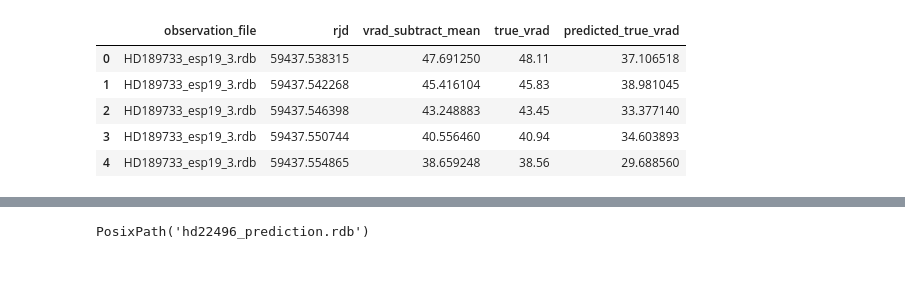
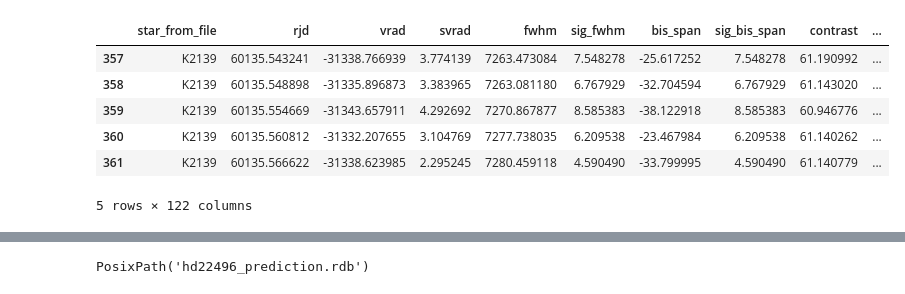
Before and after one commit to vadibekyan/RV_from_RM, a Jupyter notebook: best_rm_eda.ipynb, the cells around one changed output, grey strips where cells are left out. Saved outputs shown, nothing was run; the diff lists cells and outputs as text; code cells hidden in the pictures.

Commit message:
Refine RM evaluation and model comparison

```diff
--- a/best_rm_eda.ipynb
+++ b/best_rm_eda.ipynb
@@ -66 +79,3 @@ Index(['rjd', 'vrad', 'true_vrad', 'fwhm', 'bis_span', 'contrast', 's_mw',
+# %%
+rm_df = all_ccf_df
 # %%
@@ -203,0 +546,17 @@ Best model by RMSE: activity_plus_rhk_mean
+# %%
+model_to_plot = best_model_name
+prediction_df = prediction_tables[model_to_plot]
+plot_metrics = xgb_results_df.set_index("model_name").loc[model_to_plot]
+
+display(
+    pd.Series(
+        {
+            "model_name": model_to_plot,
+            "n_train_rows": plot_metrics["n_train_rows"],
+            "test_mae": plot_metrics["test_mae"],
+            "test_rmse": plot_metrics["test_rmse"],
+            "test_r2": plot_metrics["test_r2"],
+            "n_test_rows": len(prediction_df),
+        }
+    ).to_frame("value")
+)
@@ -204,17 +571,28 @@ Best model by RMSE: activity_plus_rhk_mean
 # %%
-model_to_plot = best_model_name
+model_to_plot = best_model_name#best_model_name
 prediction_df = prediction_tables[model_to_plot]
 plot_metrics = xgb_results_df.set_index('model_name').loc[model_to_plot]
+
+rjd_min = 60.1355e3
+rjd_max = 60.1359e3
+plot_prediction_df = prediction_df.loc[
+    prediction_df['rjd'].between(rjd_min, rjd_max)
+].copy()
+
+if plot_prediction_df.empty:
+    raise ValueError(f'No prediction rows found in rjd range [{rjd_min}, {rjd_max}].')
 
 display(
     pd.Series(
     {
         'model_name': model_to_plot,
-        'mae': plot_metrics['mae'],
-        'rmse': plot_metrics['rmse'],
-        'r2': plot_metrics['r2'],
-        'n_holdout_rows': len(prediction_df),
-        'n_train_rows': len(train_df),
+        'mae': plot_metrics['test_mae'],
+        'rmse': plot_metrics['test_rmse'],
+        'r2': plot_metrics['test_r2'],
+        'n_test_rows': len(prediction_df),
+        'n_plot_rows': len(plot_prediction_df),
+        'rjd_min': rjd_min,
+        'rjd_max': rjd_max,
     }
     ).to_frame('value')
 )
@@ -222,8 +600,8 @@ display(
 fig = go.Figure()
 fig.add_trace(
     go.Scatter(
-        x=prediction_df['rjd'],
-        y=prediction_df['vrad_subtract_mean'],
+        x=plot_prediction_df['rjd'],
+        y=plot_prediction_df['iccf_rv_subtract_mean'],
         mode='markers+lines',
         marker=dict(size=7),
         name='vrad',
@@ -232,8 +610,8 @@ fig.add_trace(
 )
 fig.add_trace(
     go.Scatter(
-        x=prediction_df['rjd'],
-        y=prediction_df['predicted_true_vrad'],
+        x=plot_prediction_df['rjd'],
+        y=plot_prediction_df['predicted_true_vrad'],
         mode='markers+lines',
         marker=dict(size=7),
         name='predicted true_vrad',
@@ -242,8 +620,8 @@ fig.add_trace(
 )
 fig.add_trace(
     go.Scatter(
-        x=prediction_df['rjd'],
-        y=prediction_df['true_vrad'],
+        x=plot_prediction_df['rjd'],
+        y=plot_prediction_df[target_column],
         mode='lines',
         line=dict(width=2, dash='dash'),
         name='actual true_vrad',
@@ -251,7 +629,7 @@ fig.add_trace(
     )
 )
 fig.update_layout(
-    title=f'XGBoost holdout prediction: {holdout_observation} ({model_to_plot})',
+    title=f'XGBoost test prediction: {test_label} ({model_to_plot}) | rjd [{rjd_min}, {rjd_max}]',
     xaxis_title='rjd',
     yaxis_title='RV',
     template='plotly_white',
@@ -259,6 +637,6 @@ fig.update_layout(
 )
 fig.show()
 
-prediction_df.head()
+plot_prediction_df.head()
 # %% [output]
 |  | value |
@@ -271,7 +651,8 @@ prediction_df.head()
-|  | observation_file | rjd | vrad_subtract_mean | true_vrad | predicted_true_vrad |
-| 0 | HD189733_esp19_3.rdb | 59437.538315 | 47.691250 | 48.11 | 37.106518 |
-| 1 | HD189733_esp19_3.rdb | 59437.542268 | 45.416104 | 45.83 | 38.981045 |
-| 2 | HD189733_esp19_3.rdb | 59437.546398 | 43.248883 | 43.45 | 33.377140 |
-| 3 | HD189733_esp19_3.rdb | 59437.550744 | 40.556460 | 40.94 | 34.603893 |
-| 4 | HD189733_esp19_3.rdb | 59437.554865 | 38.659248 | 38.56 | 29.688560 |
+|  | star_from_file | rjd | vrad | svrad | fwhm | sig_fwhm | bis_span | sig_bis_span | contrast | ... |
+| 357 | K2139 | 60135.543241 | -31338.766939 | 3.774139 | 7263.473084 | 7.548278 | -25.617252 | 7.548278 | 61.190992 | ... |
+| 358 | K2139 | 60135.548898 | -31335.896873 | 3.383965 | 7263.081180 | 6.767929 | -32.704594 | 6.767929 | 61.143020 | ... |
+| 359 | K2139 | 60135.554669 | -31343.657911 | 4.292692 | 7270.867877 | 8.585383 | -38.122918 | 8.585383 | 60.946776 | ... |
+| 360 | K2139 | 60135.560812 | -31332.207655 | 3.104769 | 7277.738035 | 6.209538 | -23.467984 | 6.209538 | 61.140262 | ... |
+| 361 | K2139 | 60135.566622 | -31338.623985 | 2.295245 | 7280.459118 | 4.590490 | -33.799995 | 4.590490 | 61.140779 | ... |
+5 rows × 122 columns
 # %%
```
Also changed, not shown: parts of 27 cells of this notebook, 2 other files.
